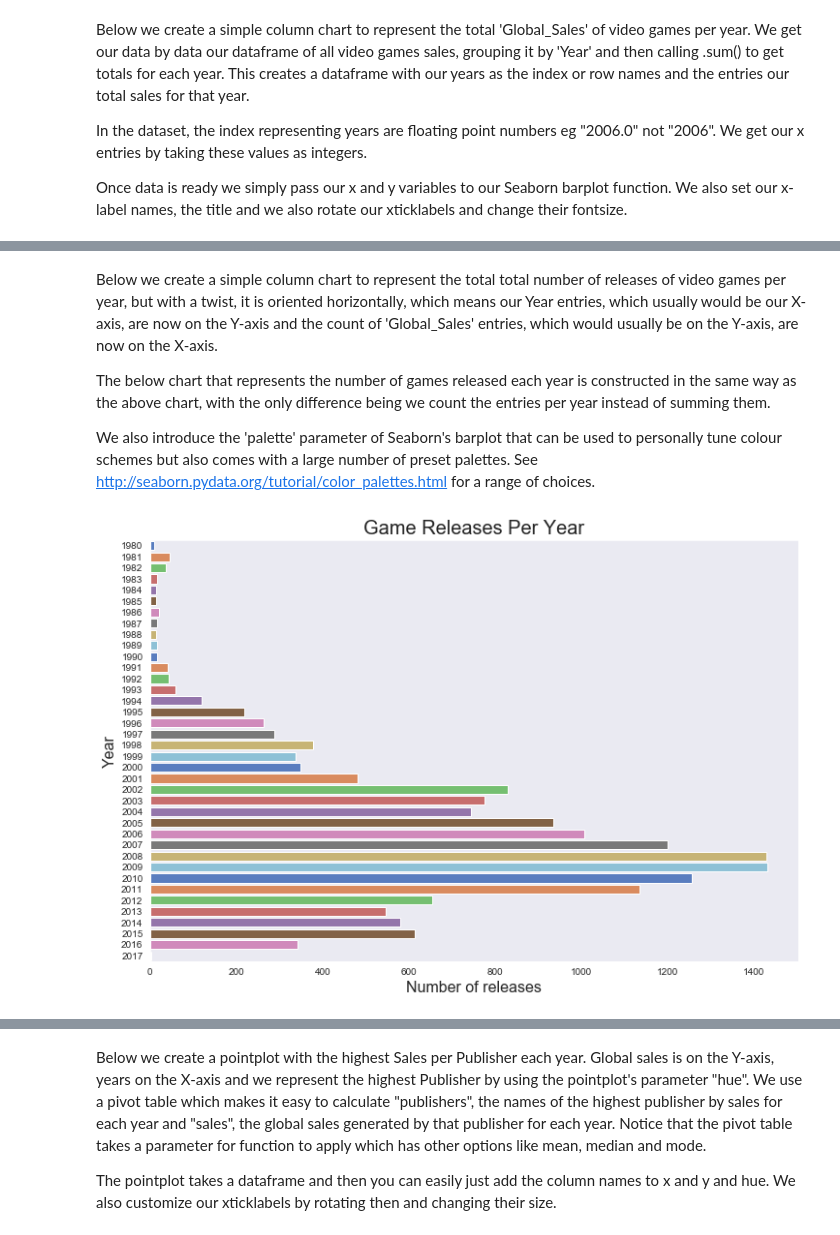
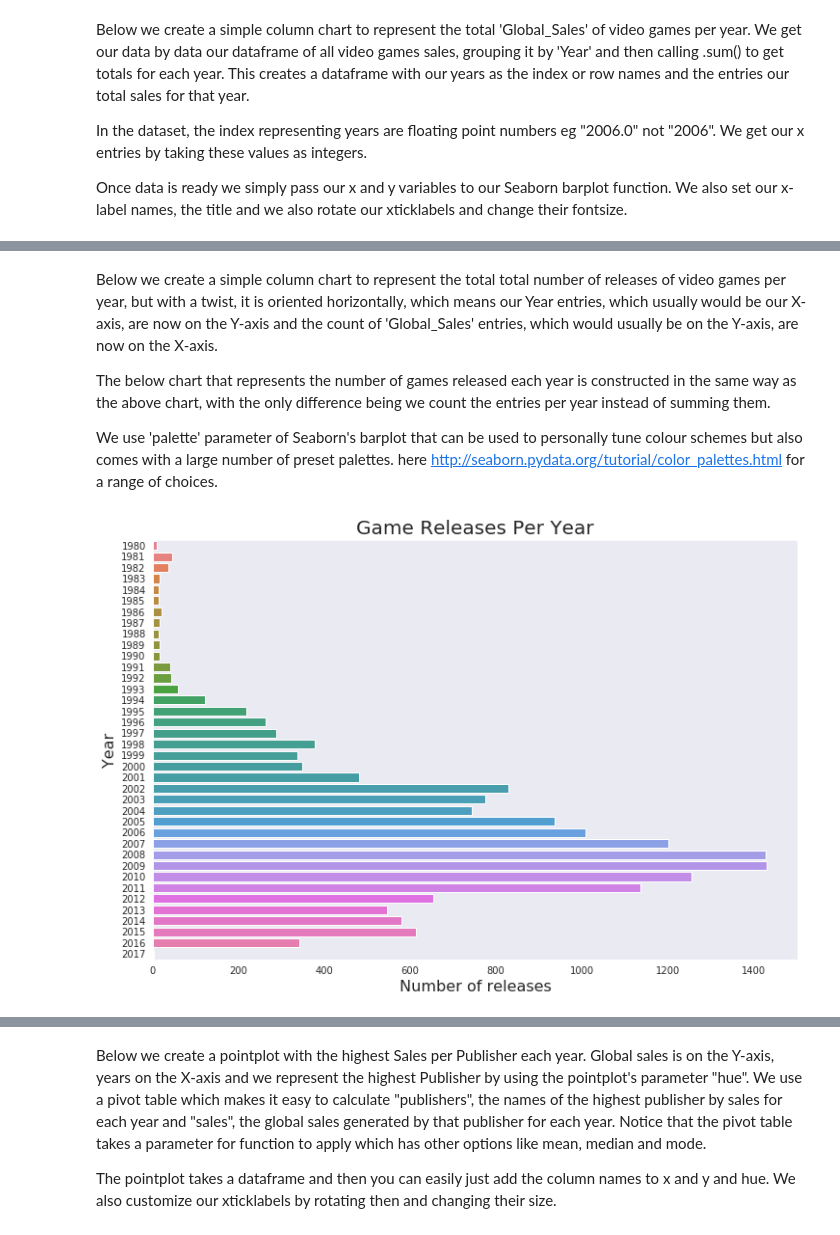
Before and after one commit to eboteq/vgsales-analysis, a Jupyter notebook: notebook/Visual_EDA_Video_Game_Console_Sales.ipynb, the cells around one changed output, grey strips where cells are left out. Cells and saved outputs as stored; diff of their text form; code cells hidden in the pictures.

```diff
--- a/notebook/Visual_EDA_Video_Game_Console_Sales.ipynb
+++ b/notebook/Visual_EDA_Video_Game_Console_Sales.ipynb
@@ -95,18 +95,18 @@ Below we create a simple column chart to represent the total total number of rel
 
 The below chart that represents the number of games released each year is constructed in the same way as the above chart, with the only difference being we count the entries per year instead of summing them.
 
-We also introduce the 'palette' parameter of Seaborn's barplot that can be used to personally tune colour schemes but also comes with a large number of preset palettes. See http://seaborn.pydata.org/tutorial/color_palettes.html for a range of choices.
+We use 'palette' parameter of Seaborn's barplot that can be used to personally tune colour schemes but also comes with a large number of preset palettes. here http://seaborn.pydata.org/tutorial/color_palettes.html for a range of choices.
 # %%
 x = df.groupby(['Year']).count()
 x = x['Global_Sales']
 y = x.index.astype(int)
 
 plt.figure(figsize=(12,8))
-colors = sns.color_palette("muted")
+colors = sns.color_palette("husl",len(y))
 ax = sns.barplot(y = y, x = x, orient='h', palette=colors)
 ax.set_xlabel(xlabel='Number of releases', fontsize=16)
 ax.set_ylabel(ylabel='Year', fontsize=16)
 ax.set_title(label='Game Releases Per Year', fontsize=20)
 plt.show();
 # %% [output]
-[figure, old version]
+[figure, new version]
```
Also changed, not shown: parts of 33 cells of this notebook, 2 other files.
